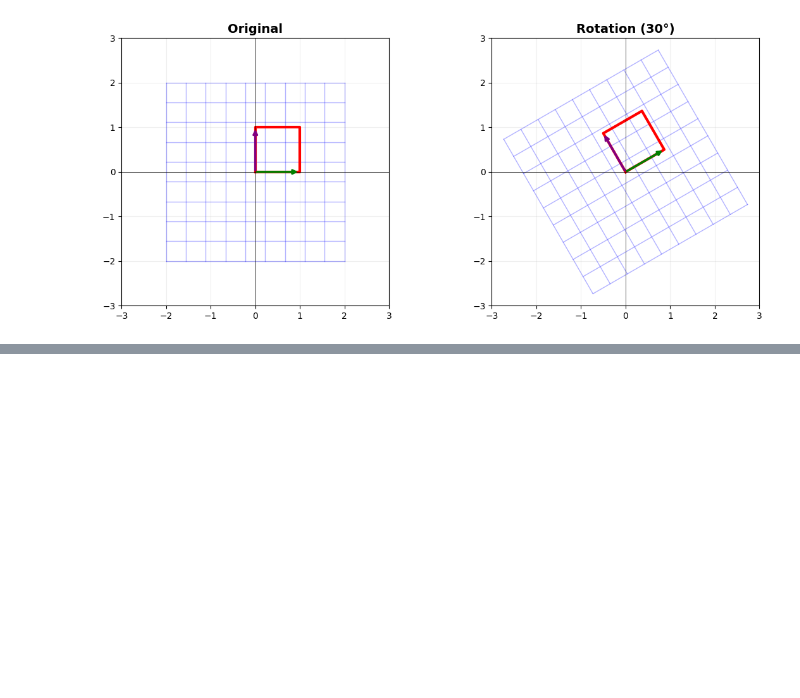
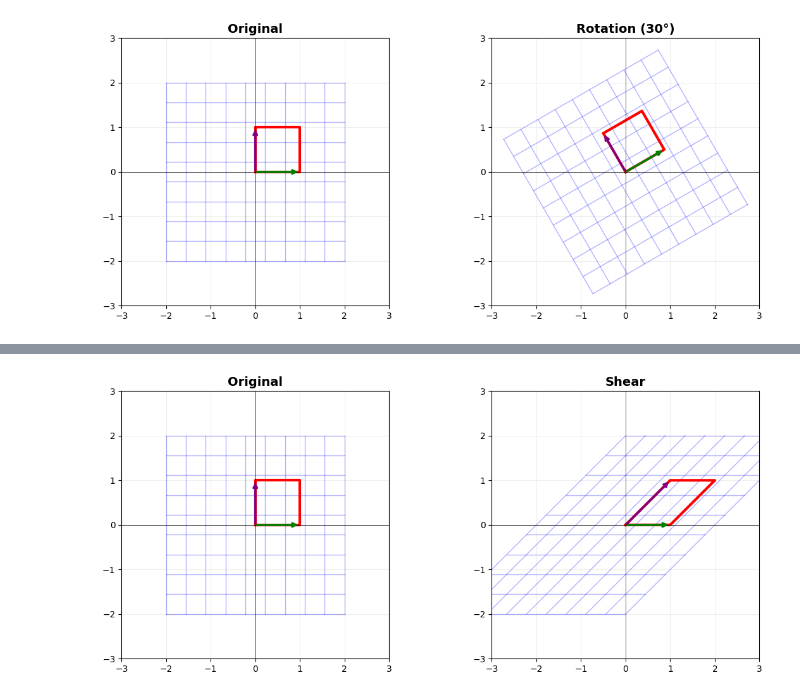
Before and after one commit to Aaidt/ML, a Jupyter notebook: tensors/tensir.ipynb, the cells around one changed output, grey strips where cells are left out. Cells and saved outputs as stored; diff of their text form; code cells hidden in the pictures; blank space fills up the shorter version.

```diff
--- a/tensors/tensir.ipynb
+++ b/tensors/tensir.ipynb
@@ -132,0 +143,5 @@ plot_transformation(rotation, "Rotation (30°)")
+# %%
+# 🔥 SHEAR — lean it sideways!
+plot_transformation([[1, 1], [0, 1]], "Shear")
+# %% [output]
+[figure, added]
```
Also changed, not shown: parts of 3 cells of this notebook.
